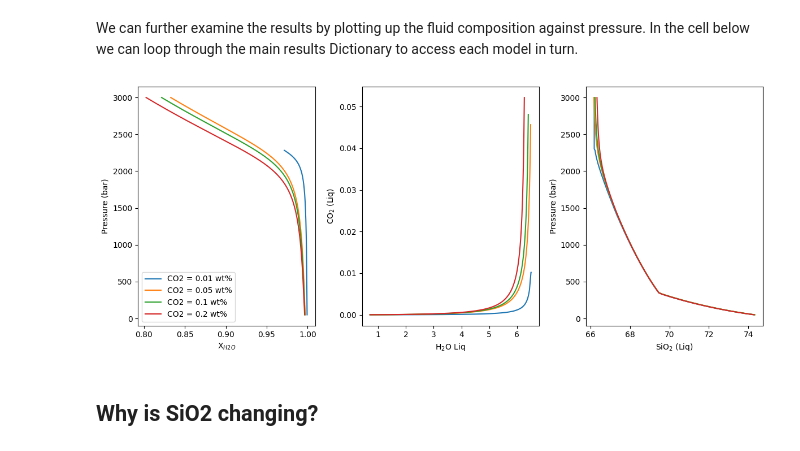
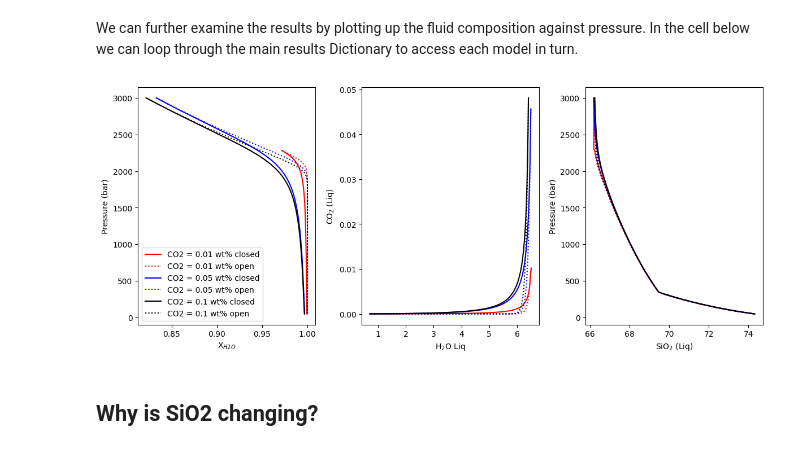
Before and after one commit to gleesonm1/PetThermoTools, a Jupyter notebook: docs/Examples/DecompressionTests/StHelens_decompress_simple.ipynb, the cells around one changed output. Drawn from its saved outputs; the diff is of its cells as text; code cells hidden in the pictures.

```diff
--- a/docs/Examples/DecompressionTests/StHelens_decompress_simple.ipynb
+++ b/docs/Examples/DecompressionTests/StHelens_decompress_simple.ipynb
@@ -112,38 +146,45 @@ We can further examine the results by plotting up the fluid composition against
 # %%
 # set up figure layout
 f, (ax1, ax2, ax3) = plt.subplots(1,3, figsize = (12, 5))
-
+colors=['red', 'blue', 'k']
 # loop through main Dictionary
-for key in Helens_decompress:
+for key, color in zip(Helens_decompress_closed, colors) :
     # extract individial calculations
-    res = Helens_decompress[key]
+    res_closed = Helens_decompress_closed[key]
+    res_open = Helens_decompress_open[key]
 
     # plot fluid chemistry vs pressure
-    ax1.plot(res['All']['X_H2O_mol_Fl'],
-        res['All']['P_bar'],'-',label=key)
+    ax1.plot(res_closed['All']['X_H2O_mol_Fl'],
+        res_closed['All']['P_bar'],'-', color=color, label=key+' closed')
+    ax1.plot(res_open['All']['X_H2O_mol_Fl'],
+        res_open['All']['P_bar'],':',color=color,label=key+' open')
 
     # plot melt CO2 vs pressure
-    ax2.plot(res['All']['H2O_Liq'],
-        res['All']['CO2_Liq'],'-',label=key)
+    ax2.plot(res_closed['All']['H2O_Liq'],
+        res_closed['All']['CO2_Liq'],'-',color=color,label=key)
+    ax2.plot(res_open['All']['H2O_Liq'],
+        res_open['All']['CO2_Liq'],':',color=color,label=key)
 
     # plot melt CO2 vs pressure
-    ax3.plot(res['All']['SiO2_Liq'],
-        res['All']['P_bar'],'-',label=key)
-a.legend(fontsize = 8)
+    ax3.plot(res_closed['All']['SiO2_Liq'],
+        res_closed['All']['P_bar'],'-',color=color,label=key)
+    ax3.plot(res_open['All']['SiO2_Liq'],
+        res_open['All']['P_bar'],':',color=color,label=key)
+ax1.legend(fontsize = 8)
 
 ax1.set_xlabel('X$_{H2O}$')
 ax1.set_ylabel('Pressure (bar)')
 
 ax2.set_xlabel('H$_2$O Liq')
 ax2.set_ylabel('CO$_2$ (Liq)')
 
 ax3.set_ylabel('Pressure (bar)')
 ax3.set_xlabel('SiO$_2$ (Liq)')
 
 ax1.legend()
 f.tight_layout()
 # %% [output]
-[figure, old version]
+[figure, new version]
 # %% [markdown]
 ## Why is SiO2 changing?
 # %%
```
Also changed, not shown: parts of 16 cells of this notebook.
